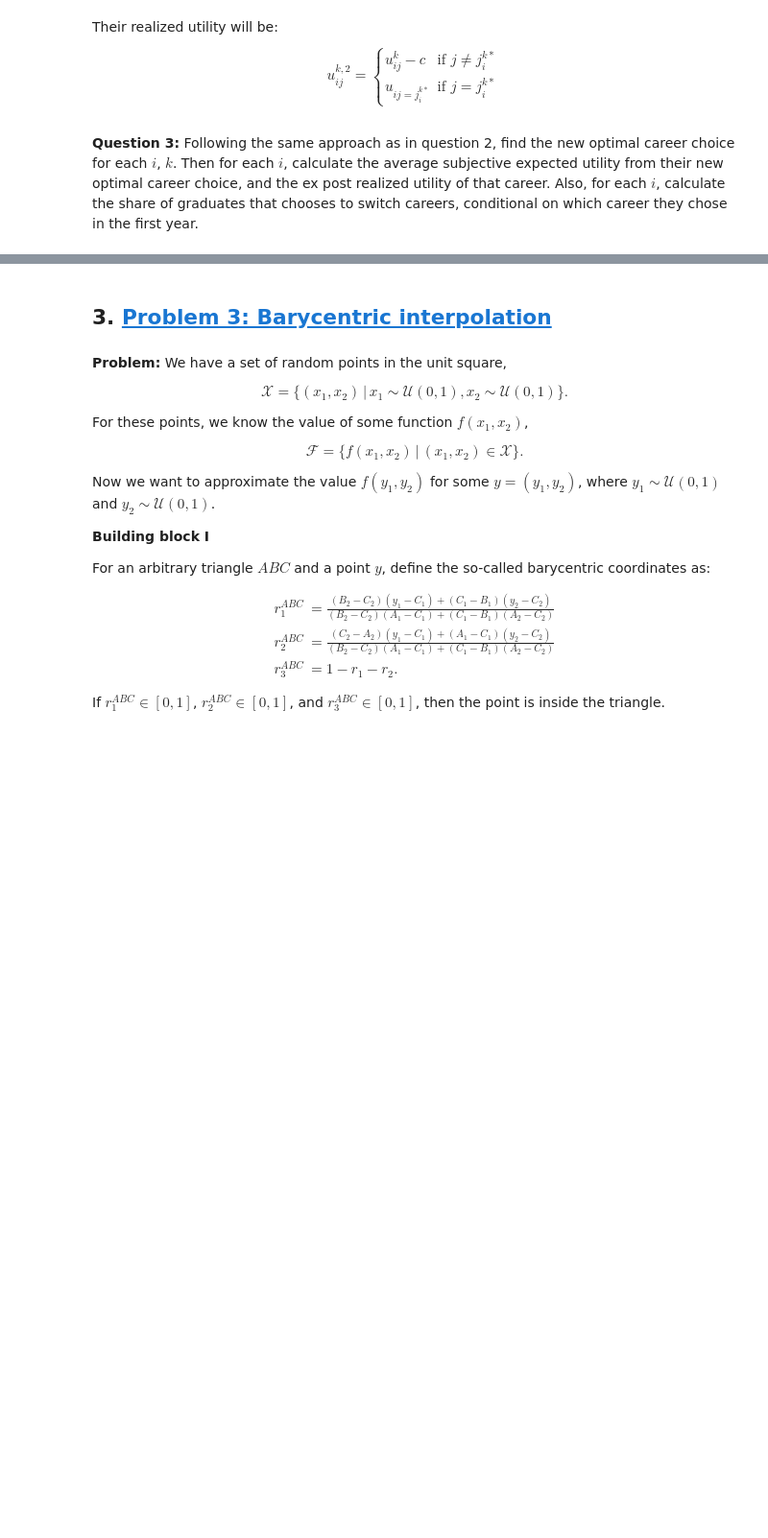
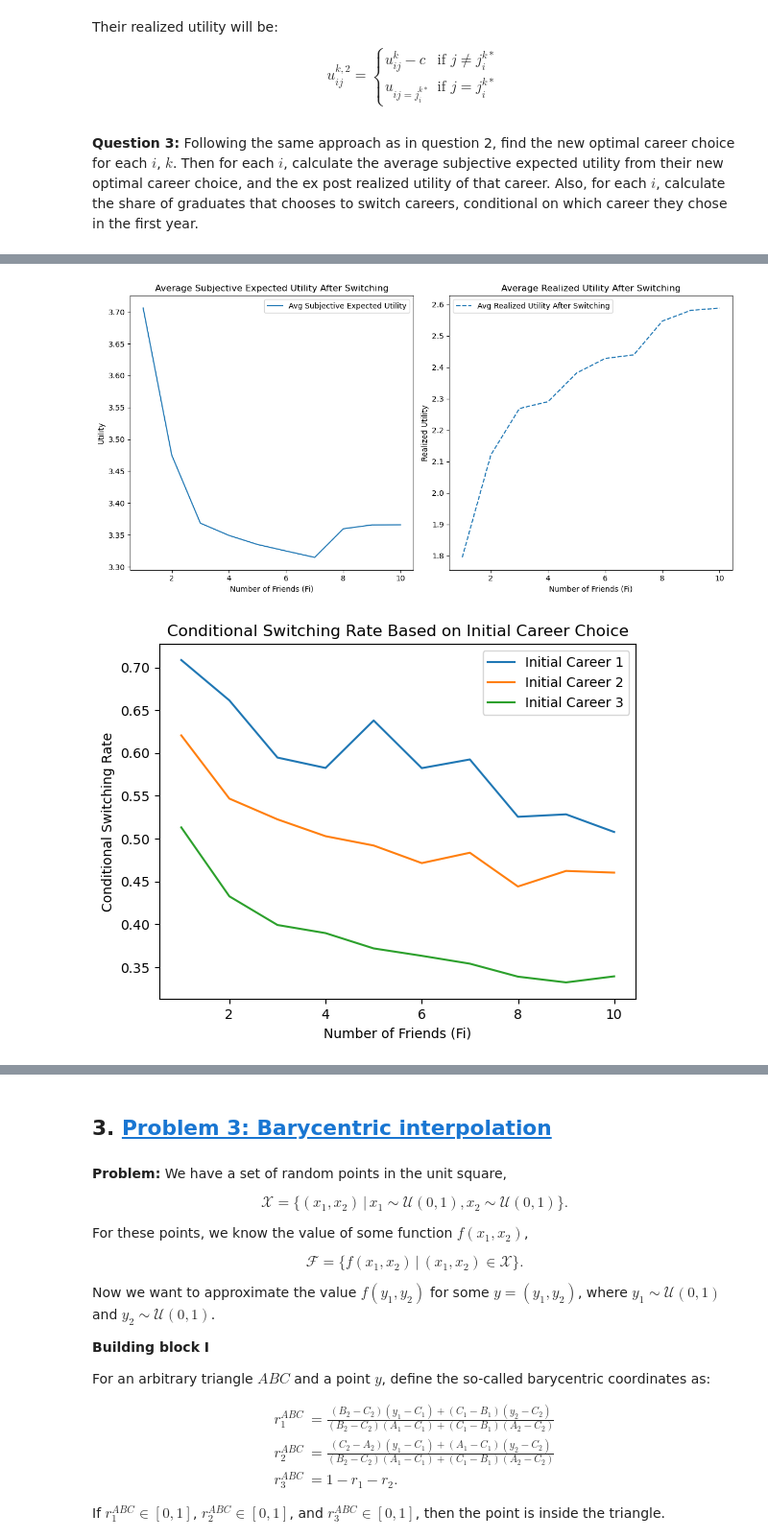
Before and after one commit to NumEconCopenhagen/projects-2024-econtechvets, a Jupyter notebook: examproject/exam_2024.ipynb, the cells around one changed output, grey strips where cells are left out. Shown: that part at 96% size. Cells and saved outputs as stored; diff of their text form; code cells hidden in the pictures; blank space fills up the shorter version.

Commit message:
Problem 2 updated

```diff
--- a/examproject/exam_2024.ipynb
+++ b/examproject/exam_2024.ipynb
@@ -318,12 +318,6 @@ To solve question 2 we follow some similar steps as in question 1.
 2. We then make a loop over each friend $i$ from 1 to N=10. Within that loop we loop over each simulation $K$ and generating error terms for friends and graduates own error terms. Then we calculate the Prior Expected Utility, the chosen career and the realized utility and store the results.
 3. We then visualize the results in two plots, one which shows the share of graduates choosing each career based on the number of friends and another with the average prior expected utility and realized utility based on the number of friends.
 # %%
-# Importing the class
-from Problem2 import CareerChoiceClass
-
-# Create an instance of CareerChoiceClass
-career_choice = CareerChoiceClass()
-
 # Simulate the new scenario
 career_choices, prior_expectations, realized_utilities = career_choice.simulate_new_scenario()
 
@@ -366,0 +366,7 @@ $$
+# %%
+# # Simulate the switching scenario and visualize the results
+switch_decisions, new_realized_utilities, new_subjective_utilities, career_choices = career_choice.simulate_switching_scenario()
+career_choice.visualize_switching_results(switch_decisions, new_realized_utilities, new_subjective_utilities, career_choices)
+# %% [output]
+[figure, added]
+[figure, added]
```
Also changed, not shown: parts of 8 cells of this notebook, 1 other file.
